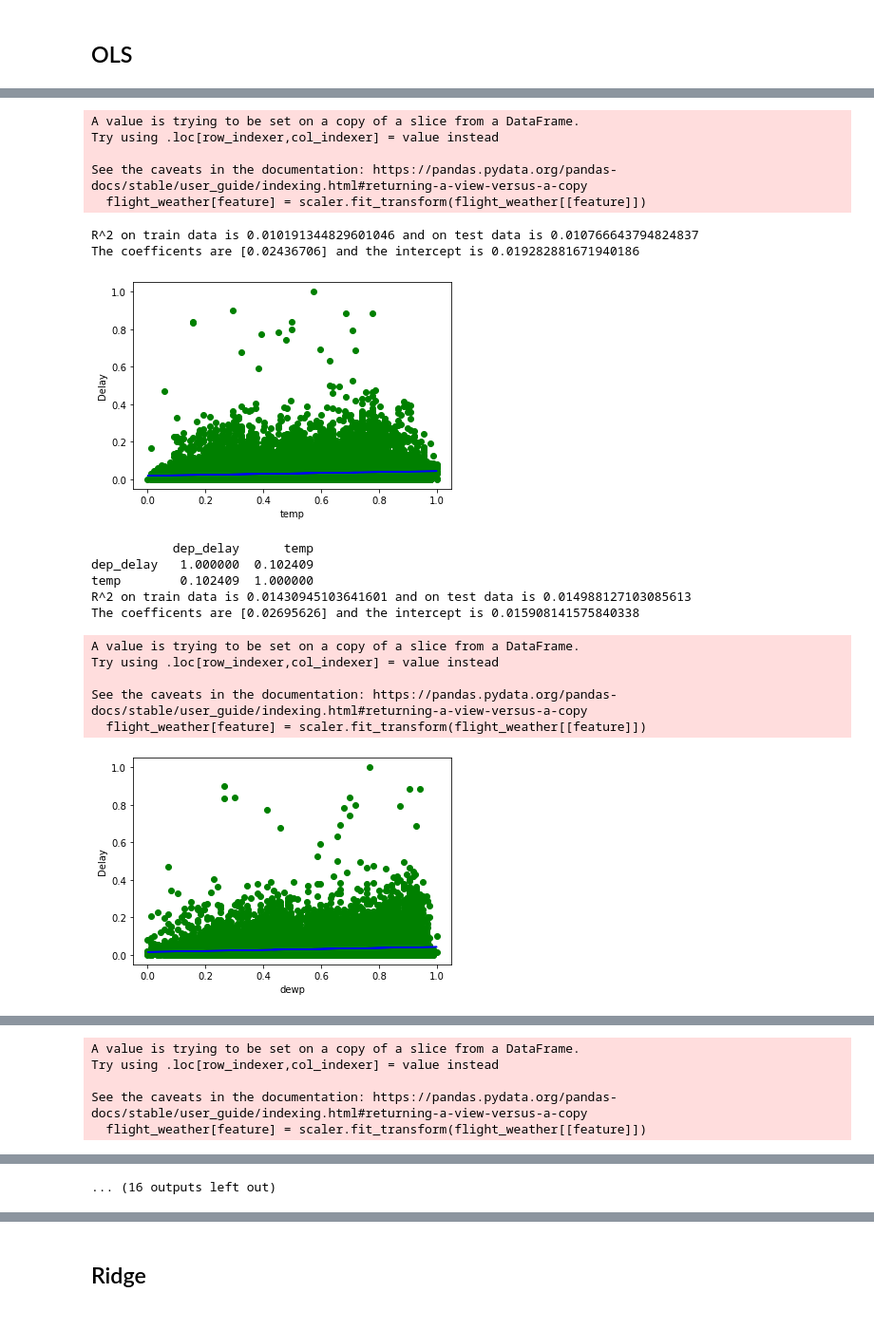
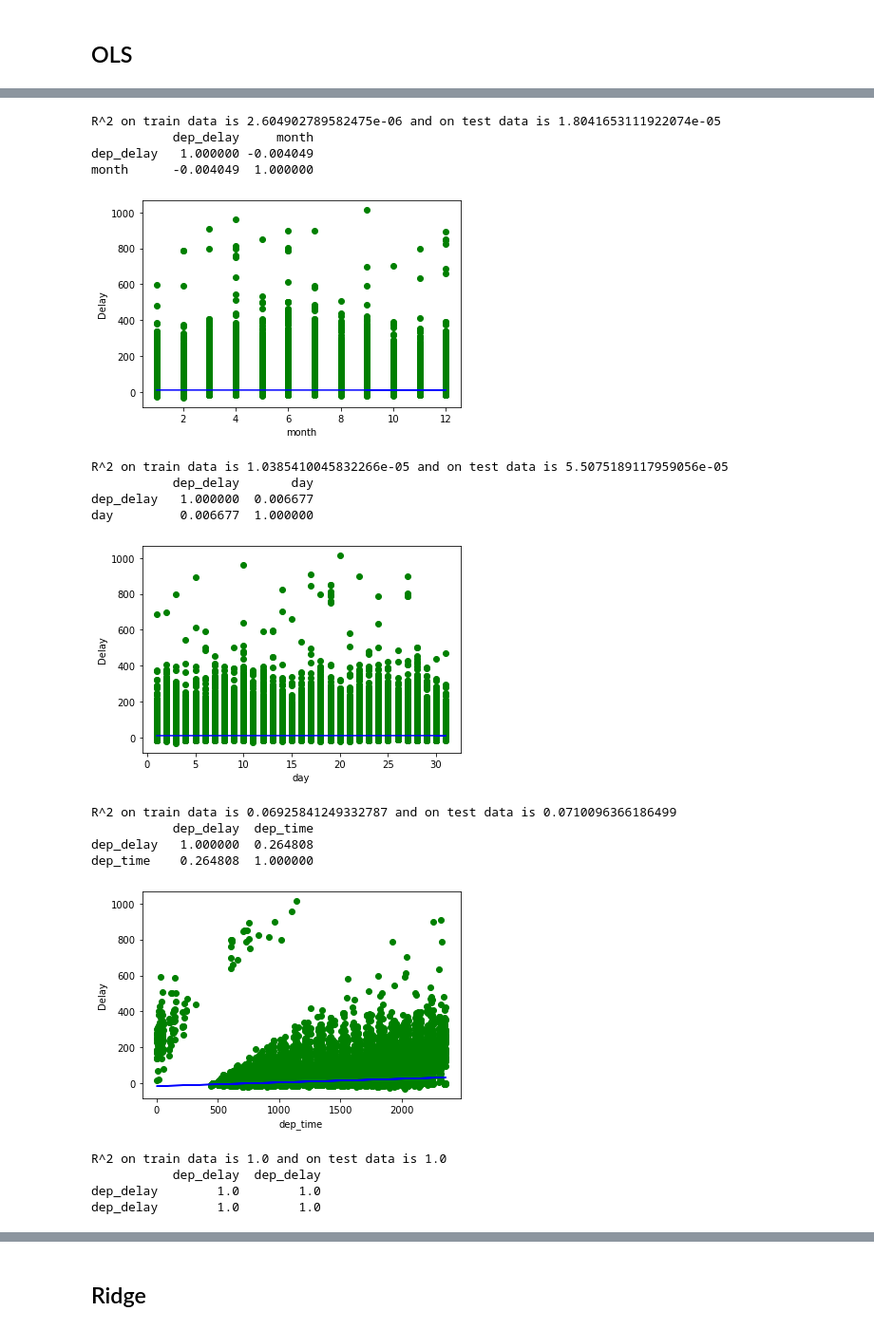
Before and after one commit to Beadhangerone/MAL, a Jupyter notebook: MAL1 Project 2022.ipynb, the cells around one changed output, grey strips where cells are left out. Shown at 95% size. Drawn from its saved outputs; the diff is of its cells as text; code cells hidden in the pictures.

```diff
--- a/MAL1 Project 2022.ipynb
+++ b/MAL1 Project 2022.ipynb
@@ -637,32 +738,23 @@ def plotRegression(feature,flight_weather):
 # %%
-plotRegression('temp',flight_weather)#r2 = 0.0099, coff: 0.388, corr: 0.1
-plotRegression('dewp',flight_weather)#r2 = 0.0097, coff: 0.2, corr: 0.10
-plotRegression('humid',flight_weather)#r2 = 0.001, coff: 0.07, corr: 0.037
-plotRegression('wind_dir',flight_weather)#r2 =0.0003, coff: -0.005, corr: -0.017
-plotRegression('wind_speed',flight_weather)#r2 = 0.0048, coff: 0.41, corr: 0.066
-plotRegression('wind_gust',flight_weather)#r2 = 0.004, coff: 0.35, corr: 0.066
-plotRegression('precip',flight_weather)#r2 = 0.0028, coff: 108.28, corr: 0.05
-plotRegression('pressure',flight_weather)#r2 = 0.007, coff: -0.42, corr: -0.08
-plotRegression('visib',flight_weather)#r2 = 0.008, coff: -1.6, corr: -0.092
-plotRegression('month',flight_weather)#r2 = 0.000016, coff: -0.05, corr: -0.004
-plotRegression('day',flight_weather)#r2 = 0.0000282, coff: 0.014, corr: 0.006
+for feature in flight_weather.columns:
+    plotRegression(feature,flight_weather)
 # %% [output]
-A value is trying to be set on a copy of a slice from a DataFrame.
-Try using .loc[row_indexer,col_indexer] = value instead
-
-See the caveats in the documentation: https://pandas.pydata.org/pandas-docs/stable/user_guide/indexing.html#returning-a-view-versus-a-copy
-  flight_weather[feature] = scaler.fit_transform(flight_weather[[feature]])
+R^2 on train data is 2.604902789582475e-06 and on test data is 1.8041653111922074e-05
+           dep_delay     month
+dep_delay   1.000000 -0.004049
+month      -0.004049  1.000000
+[figure, new version]
-R^2 on train data is 0.010191344829601046 and on test data is 0.010766643794824837
-The coefficents are [0.02436706] and the intercept is 0.019282881671940186
+R^2 on train data is 1.0385410045832266e-05 and on test data is 5.5075189117959056e-05
+           dep_delay       day
+dep_delay   1.000000  0.006677
+day         0.006677  1.000000
-[figure, old version]
+[figure, new version]
-           dep_delay      temp
-dep_delay   1.000000  0.102409
-temp        0.102409  1.000000
-R^2 on train data is 0.01430945103641601 and on test data is 0.014988127103085613
-The coefficents are [0.02695626] and the intercept is 0.015908141575840338
+R^2 on train data is 0.06925841249332787 and on test data is 0.0710096366186499
+           dep_delay  dep_time
+dep_delay   1.000000  0.264808
+dep_time    0.264808  1.000000
+[figure, new version]
-A value is trying to be set on a copy of a slice from a DataFrame.
-Try using .loc[row_indexer,col_indexer] = value instead
-
-See the caveats in the documentation: https://pandas.pydata.org/pandas-docs/stable/user_guide/indexing.html#returning-a-view-versus-a-copy
-  flight_weather[feature] = scaler.fit_transform(flight_weather[[feature]])
+R^2 on train data is 1.0 and on test data is 1.0
+           dep_delay  dep_delay
+dep_delay        1.0        1.0
+dep_delay        1.0        1.0
-[figure, old version]
@@ -685,5 +772,0 @@ The coefficents are [-0.0049706] and the intercept is 0.03462122719807324
-A value is trying to be set on a copy of a slice from a DataFrame.
-Try using .loc[row_indexer,col_indexer] = value instead
-
-See the caveats in the documentation: https://pandas.pydata.org/pandas-docs/stable/user_guide/indexing.html#returning-a-view-versus-a-copy
-  flight_weather[feature] = scaler.fit_transform(flight_weather[[feature]])
@@ -691,2 +773 @@ See the caveats in the documentation: https://pandas.pydata.org/pandas-docs/stab
-... (16 outputs left out)
 # %%
```
Also changed, not shown: parts of 23 cells of this notebook.
